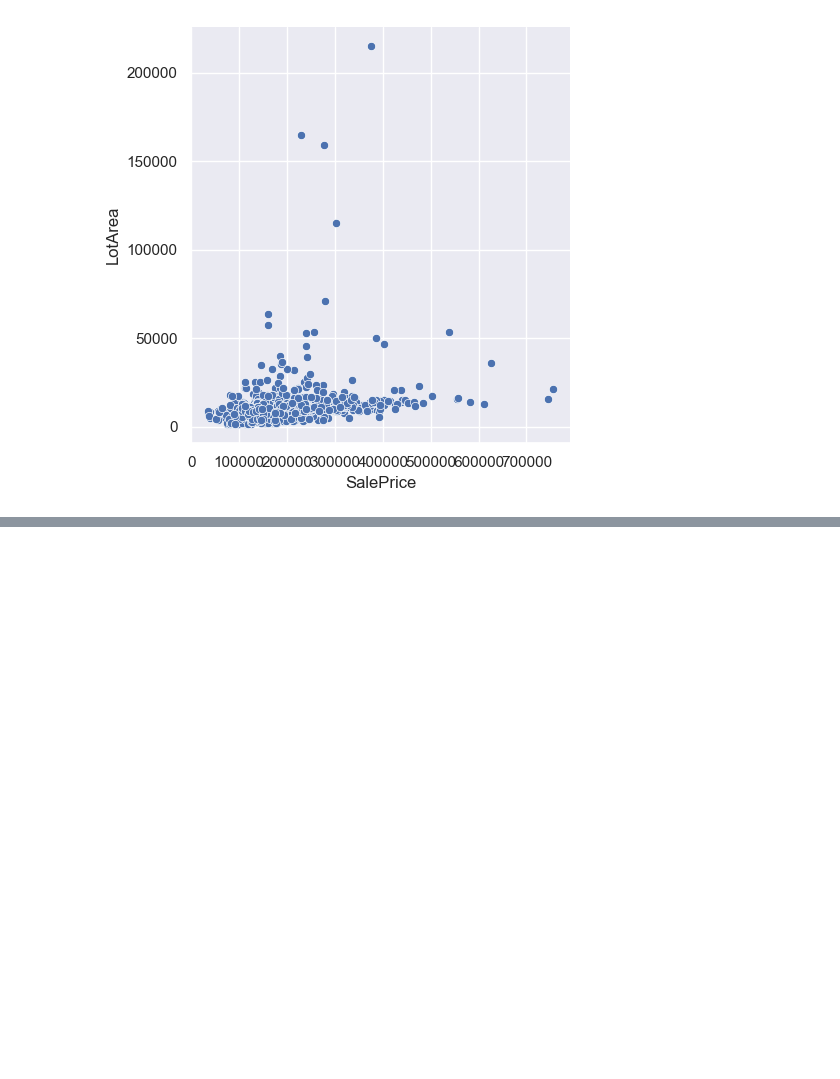
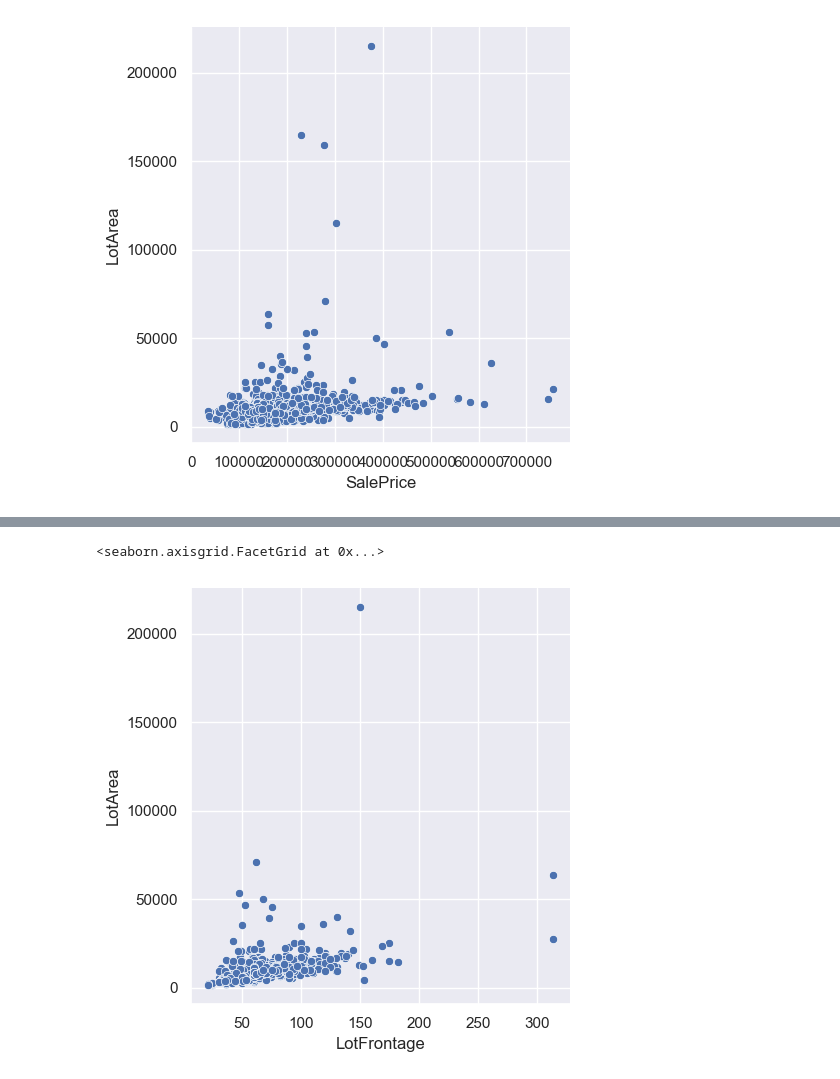
Before and after one commit to WinnMBG/H3PythonBases, a Jupyter notebook: IntroAnalyseDeDonnees.ipynb, the cells around one changed output, grey strips where cells are left out. Drawn from its saved outputs; the diff is of its cells as text; code cells hidden in the pictures; blank space fills up the shorter version.

```diff
--- a/IntroAnalyseDeDonnees.ipynb
+++ b/IntroAnalyseDeDonnees.ipynb
@@ -82,0 +76,8 @@ hp[ (hp['SalePrice'] < 500000)]
+# %%
+sb.set_theme()
+sb.relplot(
+    data=hp,
+    x='LotFrontage', y='LotArea')
+# %% [output]
+<seaborn.axisgrid.FacetGrid at 0x...>
+[figure, added]
```
Also changed, not shown: parts of 13 cells of this notebook.
